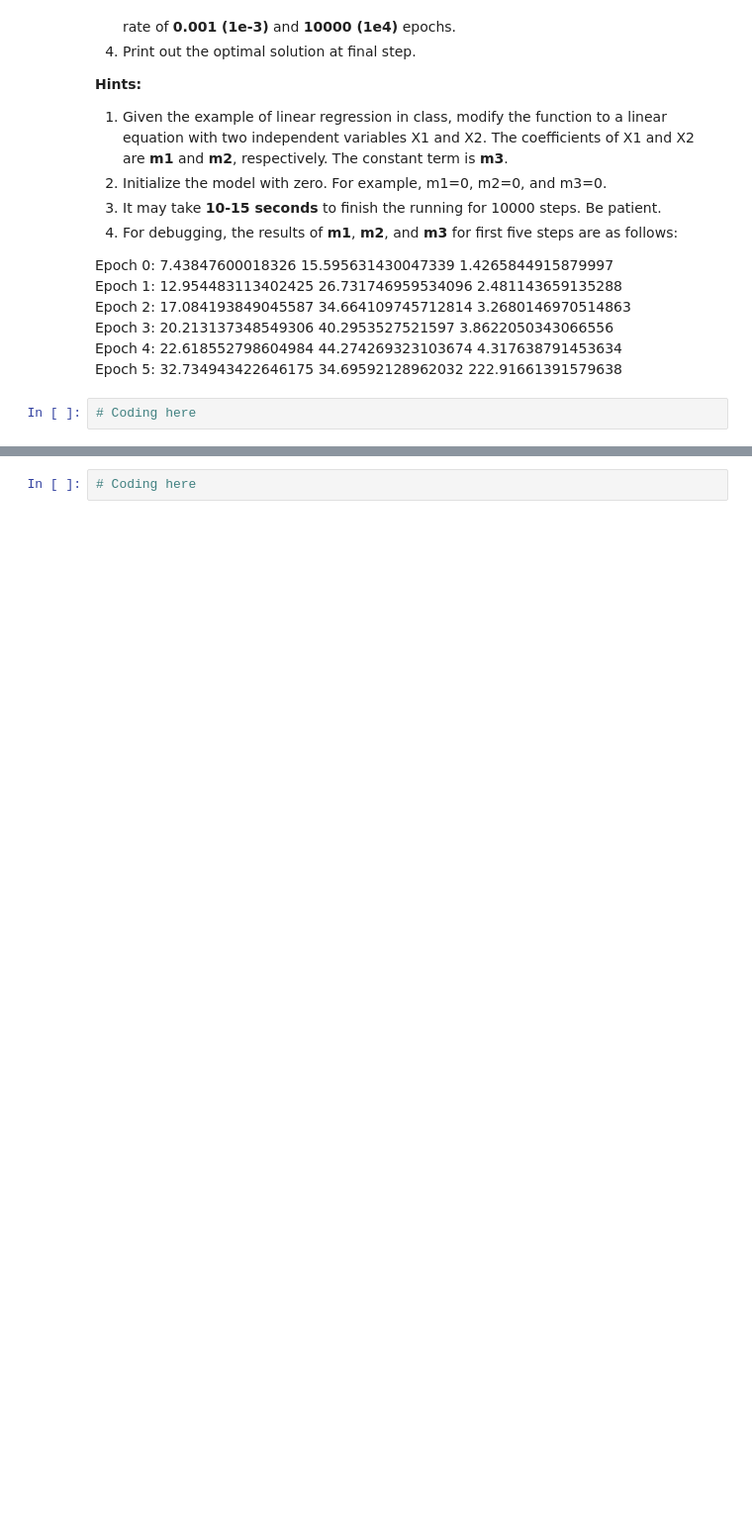
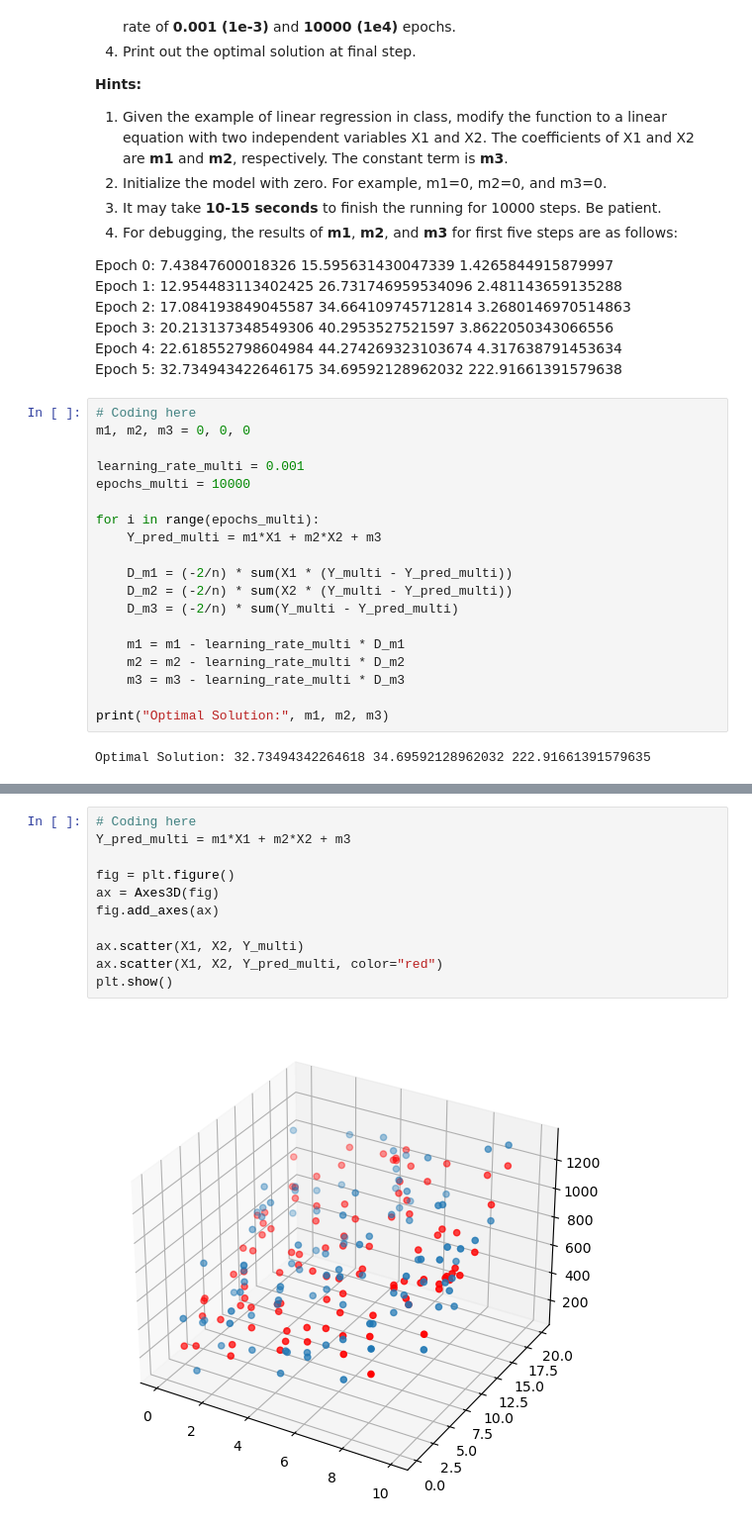
Before and after one commit to jakenorris1124/CAP-4630-Homework-1, a Jupyter notebook: Homework_01.ipynb, the cells around one changed output, grey strips where cells are left out. Shown: that part at 99% size. Cells and saved outputs as stored; diff of their text form; blank space fills up the shorter version.

```diff
--- a/Homework_01.ipynb
+++ b/Homework_01.ipynb
@@ -185,8 +184,27 @@ Epoch 2: 17.084193849045587 34.664109745712814 3.2680146970514863 \
 Epoch 3: 20.213137348549306 40.2953527521597 3.8622050343066556 \
 Epoch 4: 22.618552798604984 44.274269323103674 4.317638791453634 \
 Epoch 5: 32.734943422646175 34.69592128962032 222.91661391579638
-# %%
-# Coding here
+# %%
+# Coding here
+m1, m2, m3 = 0, 0, 0
+
+learning_rate_multi = 0.001
+epochs_multi = 10000
+
+for i in range(epochs_multi):
+    Y_pred_multi = m1*X1 + m2*X2 + m3
+
+    D_m1 = (-2/n) * sum(X1 * (Y_multi - Y_pred_multi))
+    D_m2 = (-2/n) * sum(X2 * (Y_multi - Y_pred_multi))
+    D_m3 = (-2/n) * sum(Y_multi - Y_pred_multi)
+
+    m1 = m1 - learning_rate_multi * D_m1
+    m2 = m2 - learning_rate_multi * D_m2
+    m3 = m3 - learning_rate_multi * D_m3
+
+print("Optimal Solution:", m1, m2, m3)
+# %% [output]
+Optimal Solution: 32.73494342264618 34.69592128962032 222.91661391579635
 # %% [markdown]
 
 ## 5.3 - Prediction Results ##
@@ -202,5 +220,16 @@ Derive prediction function and generate estmated results. **(10 Points)**
 2. An example is shown below.
 ![](https://drive.google.com/uc?export=view&id=1xAl7eJmDmFPTNipd0SljAdyHs3PhRiMg)
 ![](https://drive.google.com/uc?export=view&id=1Eb9qZqTCmAbwJUkoTQ6zPys3ezWqTCkr)
-# %%
-# Coding here
+# %%
+# Coding here
+Y_pred_multi = m1*X1 + m2*X2 + m3
+
+fig = plt.figure()
+ax = Axes3D(fig)
+fig.add_axes(ax)
+
+ax.scatter(X1, X2, Y_multi)
+ax.scatter(X1, X2, Y_pred_multi, color="red")
+plt.show()
+# %% [output]
+[figure, added]
```
Also changed, not shown: parts of 2 cells of this notebook.
